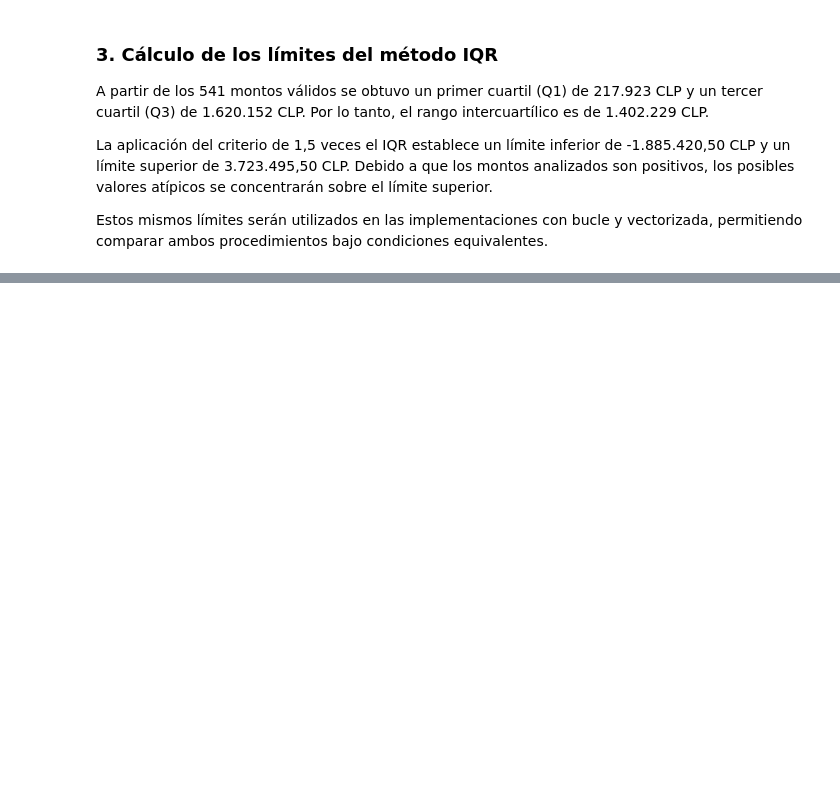
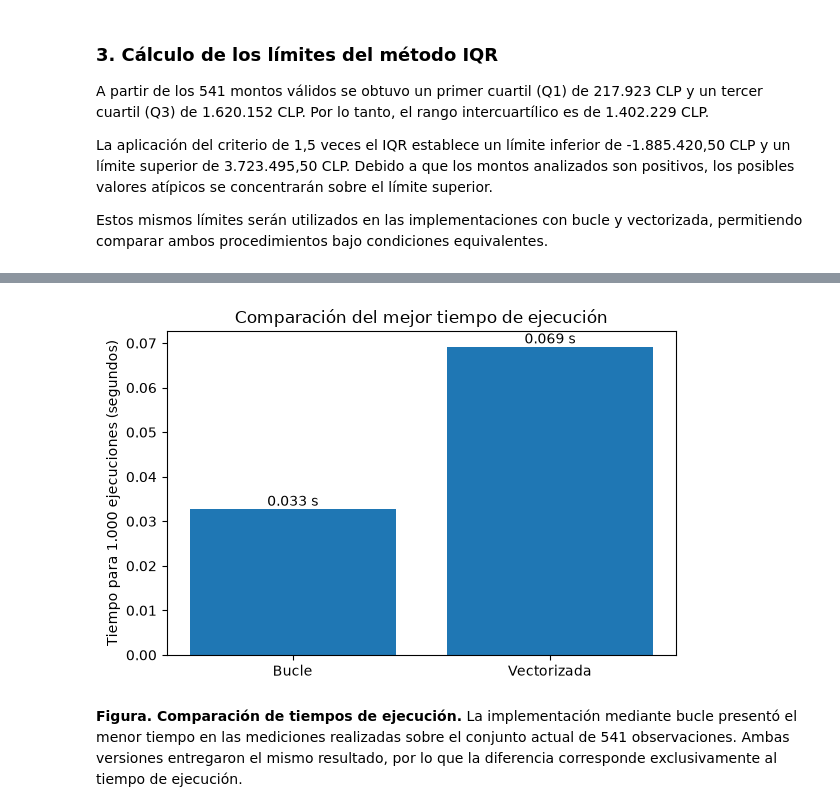
Before and after one commit to BenjaArayaM/proyecto-grupo7-mcdi500, a Jupyter notebook: F3/notebooks/F3_Formativa_Eficiencia_IQR.ipynb, the cells around one changed output, grey strips where cells are left out. Drawn from its saved outputs; the diff is of its cells as text; code cells hidden in the pictures; blank space fills up the shorter version.

```diff
--- a/F3/notebooks/F3_Formativa_Eficiencia_IQR.ipynb
+++ b/F3/notebooks/F3_Formativa_Eficiencia_IQR.ipynb
@@ -145,0 +298,21 @@ Estos mismos límites serán utilizados en las implementaciones con bucle y vect
+# %%
+import matplotlib.pyplot as plt
+
+etiquetas = ["Bucle", "Vectorizada"]
+tiempos = [mejor_bucle, mejor_vectorizado]
+
+plt.figure(figsize=(6, 4))
+plt.bar(etiquetas, tiempos)
+
+plt.title("Comparación del mejor tiempo de ejecución")
+plt.ylabel("Tiempo para 1.000 ejecuciones (segundos)")
+
+for i, tiempo in enumerate(tiempos):
+    plt.text(i, tiempo, f"{tiempo:.3f} s", ha="center", va="bottom")
+
+plt.tight_layout()
+plt.show()
+# %% [output]
+[figure, added]
+# %% [markdown]
+**Figura. Comparación de tiempos de ejecución.** La implementación mediante bucle presentó el menor tiempo en las mediciones realizadas sobre el conjunto actual de 541 observaciones. Ambas versiones entregaron el mismo resultado, por lo que la diferencia corresponde exclusivamente al tiempo de ejecución.
```
Also changed, not shown: parts of 14 cells of this notebook, 3 other files.
